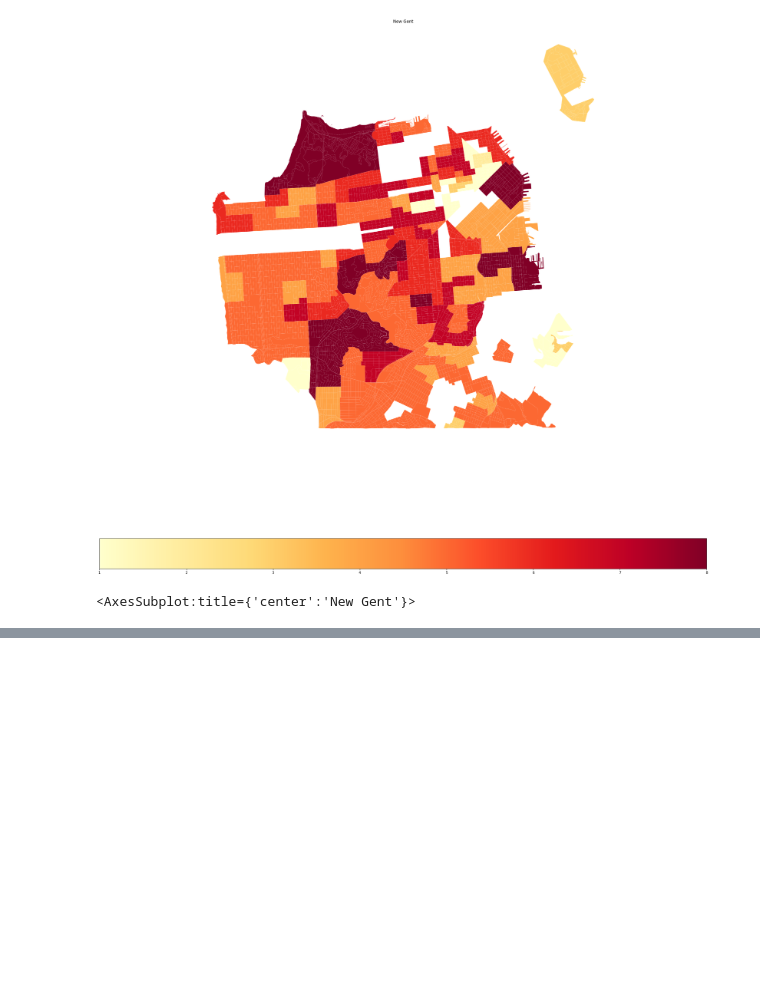
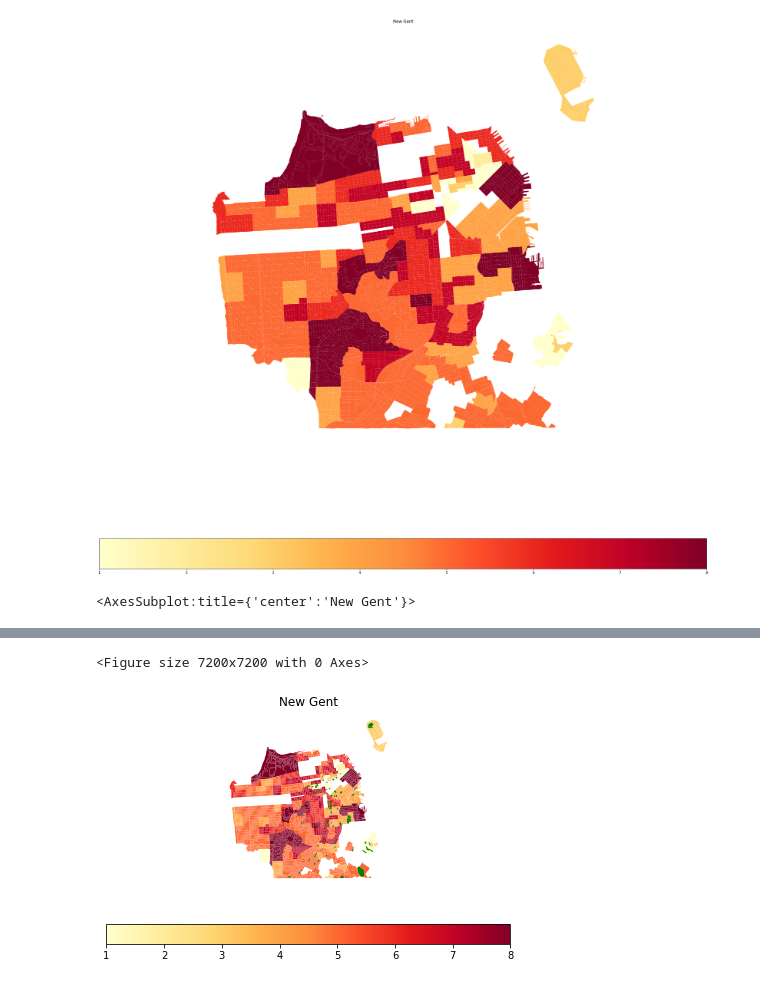
Before and after one commit to 18rberry/Operationalizing-Equity-Tiebreaker-in-SF, a Jupyter notebook: notebooks/Final_Report_Riya.ipynb, the cells around one changed output, grey strips where cells are left out. Drawn from its saved outputs; the diff is of its cells as text; code cells hidden in the pictures; blank space fills up the shorter version.

Commit message:
merging new branch with gentrification sanity check

```diff
--- a/notebooks/Final_Report_Riya.ipynb
+++ b/notebooks/Final_Report_Riya.ipynb
@@ -16,3 +18,6 @@ updated_FRL = pd.read_excel("/share/data/school_choice/dssg/riyab_FRL_data.xlsx"
+# %%
+df = pd.read_csv("/share/data/school_choice_equity/displacement-typologies/data/outputs/typologies/SanFrancisco_typology_output.csv", sep=",")
+frl_df_raw = block_data_api.get_data(frl=True)
 # %%
 gentrification.gentrification_data(df, block_df_dict)
 # %% [output]
@@ -80,7 +90,7 @@ pc1.statement
 # %% [output]
 'pctAALPI >=  {0:.2f} and pctFRL >=  {1:.2f} or nBoth >=  {2:.2f}'
 # %%
-grouped_Geoid = gentrification.gentrification_vs_demo(updated_FRL, df)
+grouped_Geoid = gentrification.gentrification_vs_demo(frl_df_raw, df)
 grouped_Geoid.head(5)
 # %% [output]
 A value is trying to be set on a copy of a slice from a DataFrame.
@@ -203,3 +225,0 @@ for i in merged_map.index:
-# %%
-merged_map["Solution"] = values
-merged_map
@@ -226,0 +226,3 @@ Name: Solution, dtype: int64
+# %%
+merged_map_filtered = merged_map[merged_map.index.isin(solution_set)]
+merged_map_filtered
@@ -226,0 +244,8 @@ Name: Solution, dtype: int64
+# %%
+plt.figure(figsize=((100,100)))
+new = merged_map_filtered.plot(marker = 'o', color = 'green', zorder = 2)
+new_map = pc6.plot_map_new(merged_map, params6, ax=new)
+plt.show()
+# %% [output]
+<Figure size 7200x7200 with 0 Axes>
+[figure, added]
```
Also changed, not shown: parts of 16 cells of this notebook, 3 other files.
